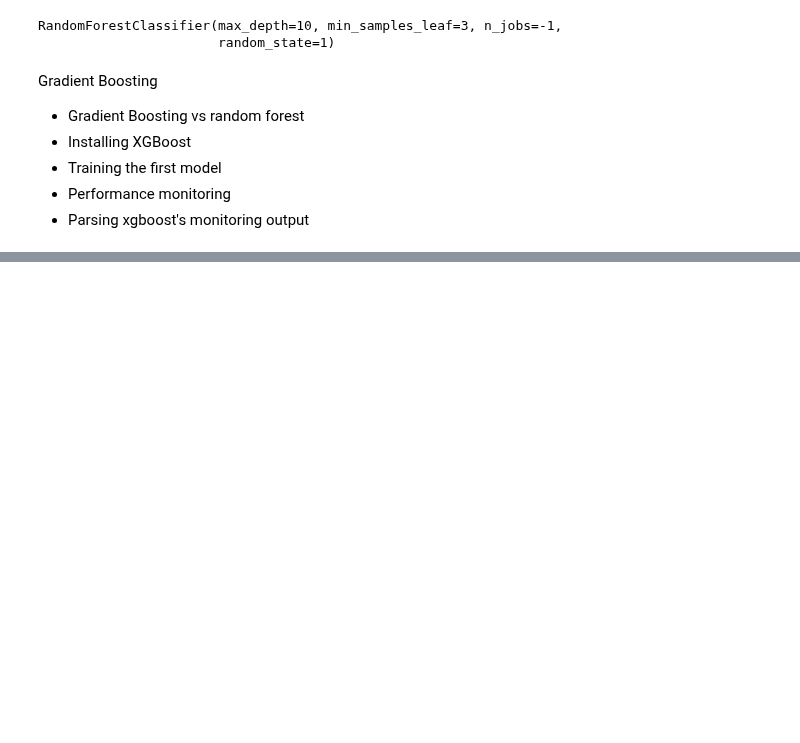
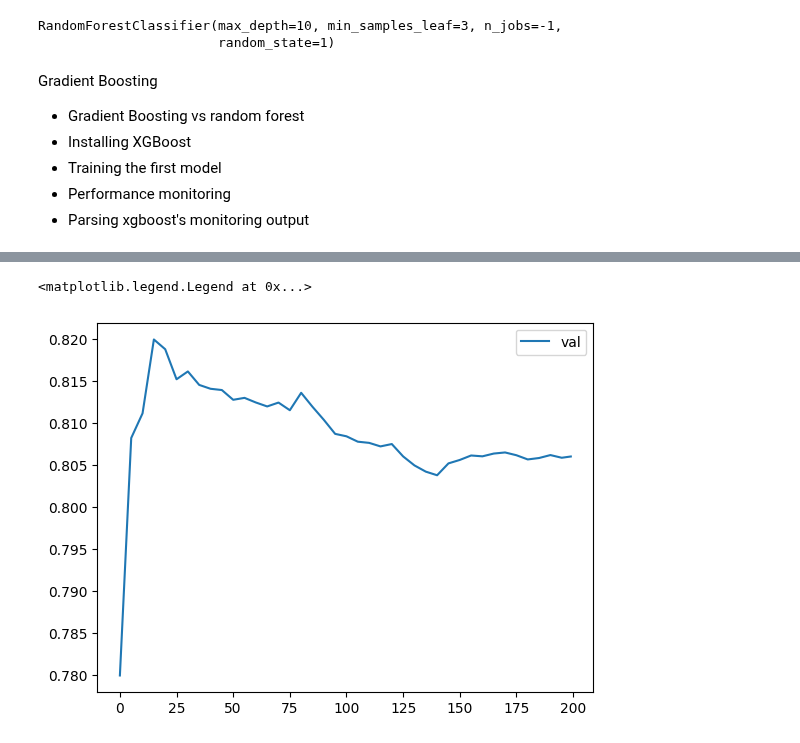
Before and after one commit to Abasi-ifreke/ml-zoomcamp, a Jupyter notebook: 06-decisiontree/decisiontree.ipynb, the cells around one changed output, grey strips where cells are left out. Saved outputs shown, nothing was run; the diff lists cells and outputs as text; code cells hidden in the pictures; blank space fills up the shorter version.

Commit message:
pushing decision tree

```diff
--- a/06-decisiontree/decisiontree.ipynb
+++ b/06-decisiontree/decisiontree.ipynb
@@ -682,0 +866,8 @@ Gradient Boosting
+# %%
+plt.plot(df_score.num_iter, df_score.val_auc, label="val")
+plt.legend()
+
+# with the validation data, the model reaches 82% with 25 decision trees before declining
+# %% [output]
+<matplotlib.legend.Legend at 0x...>
+[figure, added]
```
Also changed, not shown: parts of 46 cells of this notebook.
